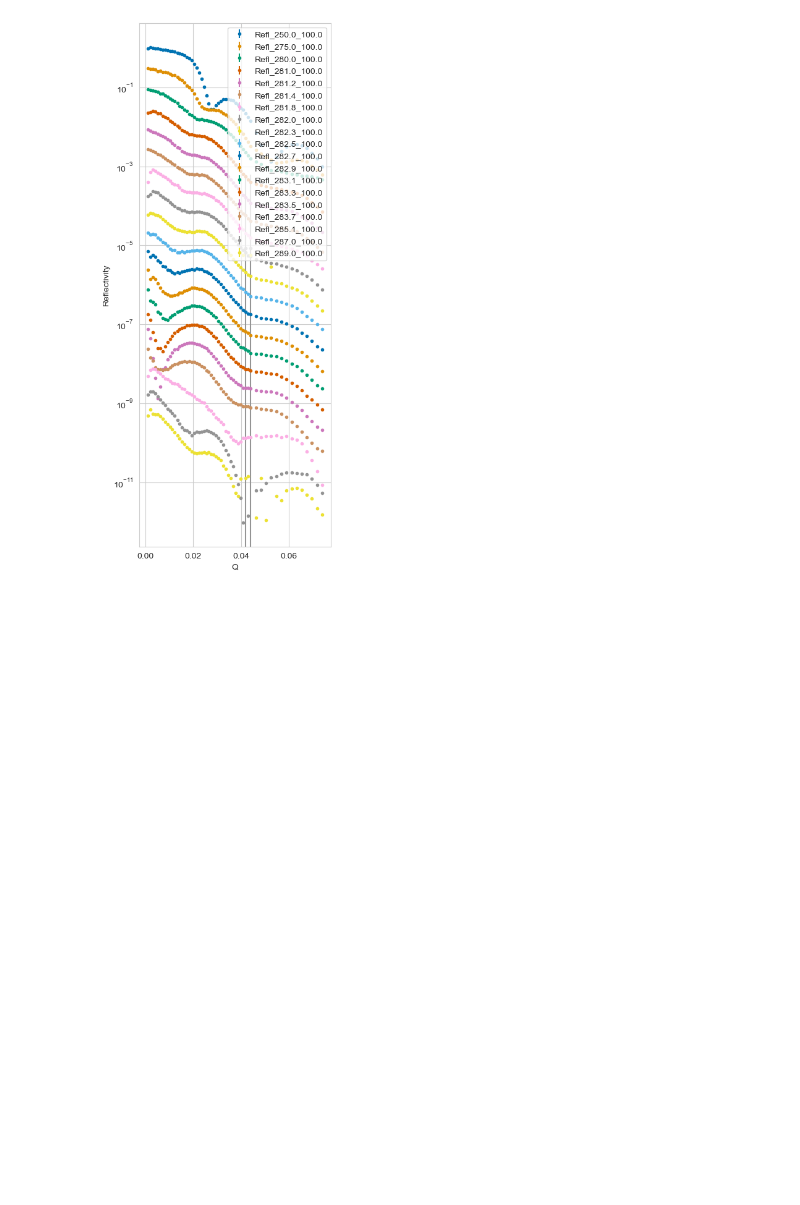
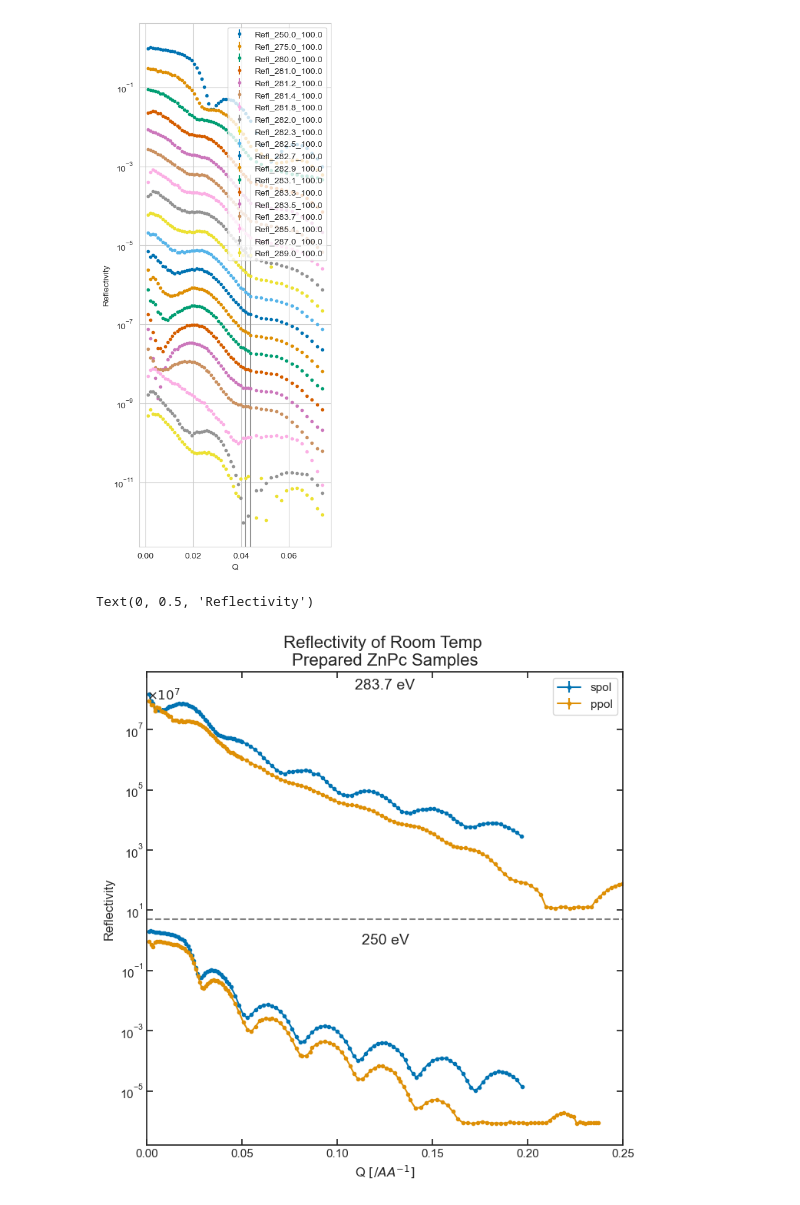
Before and after one commit to WSU-Carbon-Lab/pyref, a Jupyter notebook: ReflPlotting.ipynb, the cells around one changed output. Drawn from its saved outputs; the diff is of its cells as text; code cells hidden in the pictures; blank space fills up the shorter version.

```diff
--- a/ReflPlotting.ipynb
+++ b/ReflPlotting.ipynb
@@ -144,3 +167,42 @@ def justPlotting(df):
 justPlotting(combinedRefl)
 # %% [output]
 [figure]
+# %%
+roomTemp = [pd.read_csv(csv).dropna(axis=1) for csv in xrrDataBase.glob("*.csv") if "RT" in csv.name]
+# %%
+fig, ax = plt.subplots(figsize=(8,8))
+sns.set_palette("colorblind", n_colors=2)
+Q250_100 = roomTemp[0]["Q_250.0_100.0"]
+Q283p7_100 = roomTemp[0]["Q_283.7_100.0"]
+R250_100 = roomTemp[0]["Refl_250.0_100.0"]
+R283p7_100 = roomTemp[0]["Refl_283.7_100.0"]
+Err250_100 = roomTemp[0]["Err_250.0_100.0"]
+Err283p7_100 = roomTemp[0]["Err_283.7_100.0"]
+
+Q250_190 = roomTemp[1]["Q_250.0_190.0"]
+Q283p7_190 = roomTemp[1]["Q_283.7_190.0"]
+R250_190 = roomTemp[1]["Refl_250.0_190.0"]
+R283p7_190 = roomTemp[1]["Refl_283.7_190.0"]
+Err250_190 = roomTemp[1]["Err_250.0_190.0"]
+Err283p7_190 = roomTemp[1]["Err_283.7_190.0"]
+
+ax.errorbar(Q250_100, R250_100*2, yerr=Err250_100*2, fmt='.-')
+ax.errorbar(Q250_190, R250_190, yerr=Err250_190, fmt='.-')
+
+ax.errorbar(Q283p7_100, R283p7_100*2e8, yerr=Err250_100*2e8, fmt='.-')
+ax.errorbar(Q283p7_190, R283p7_190*1e8, yerr=Err250_190*1e8, fmt='.-')
+
+plt.title("Reflectivity of Room Temp \nPrepared ZnPc Samples", fontsize=16)
+ax.legend(["spol", "ppol"])
+ax.hlines(5, 0, 0.25, linestyles='dashed', color = "grey")
+ax.text(0,1e8,r"$\times 10^7$")
+ax.text(.125,3e8,"283.7 eV", verticalalignment='center', horizontalalignment='center', fontsize=14)
+ax.text(.125,1e0,"250 eV", verticalalignment='center', horizontalalignment='center', fontsize=14)
+
+plt.semilogy()
+plt.xlim(0,0.25)
+plt.xlabel(r"Q $[/AA^{-1}]$")
+plt.ylabel(r"Reflectivity")
+# %% [output]
+Text(0, 0.5, 'Reflectivity')
+[figure, added]
```
Also changed, not shown: parts of 9 cells of this notebook.
